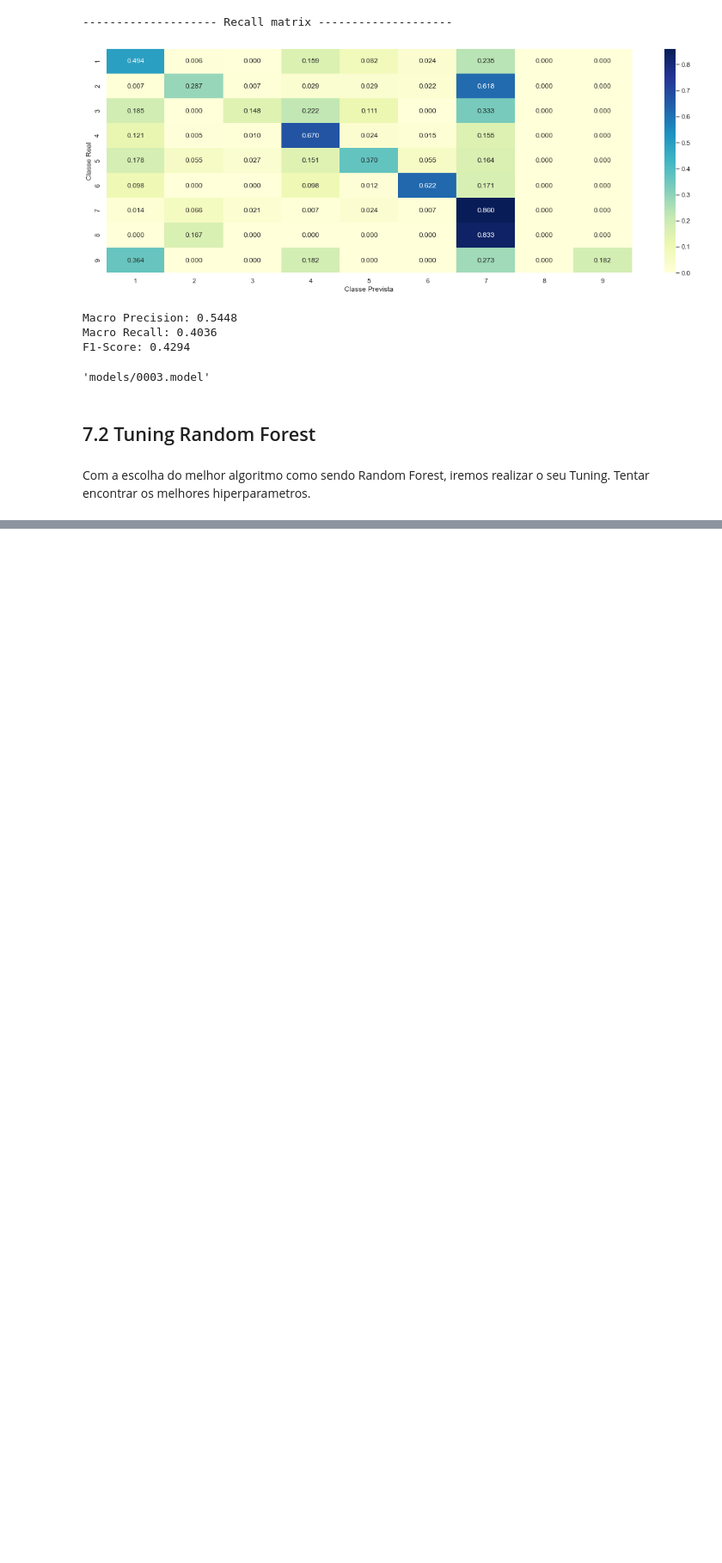
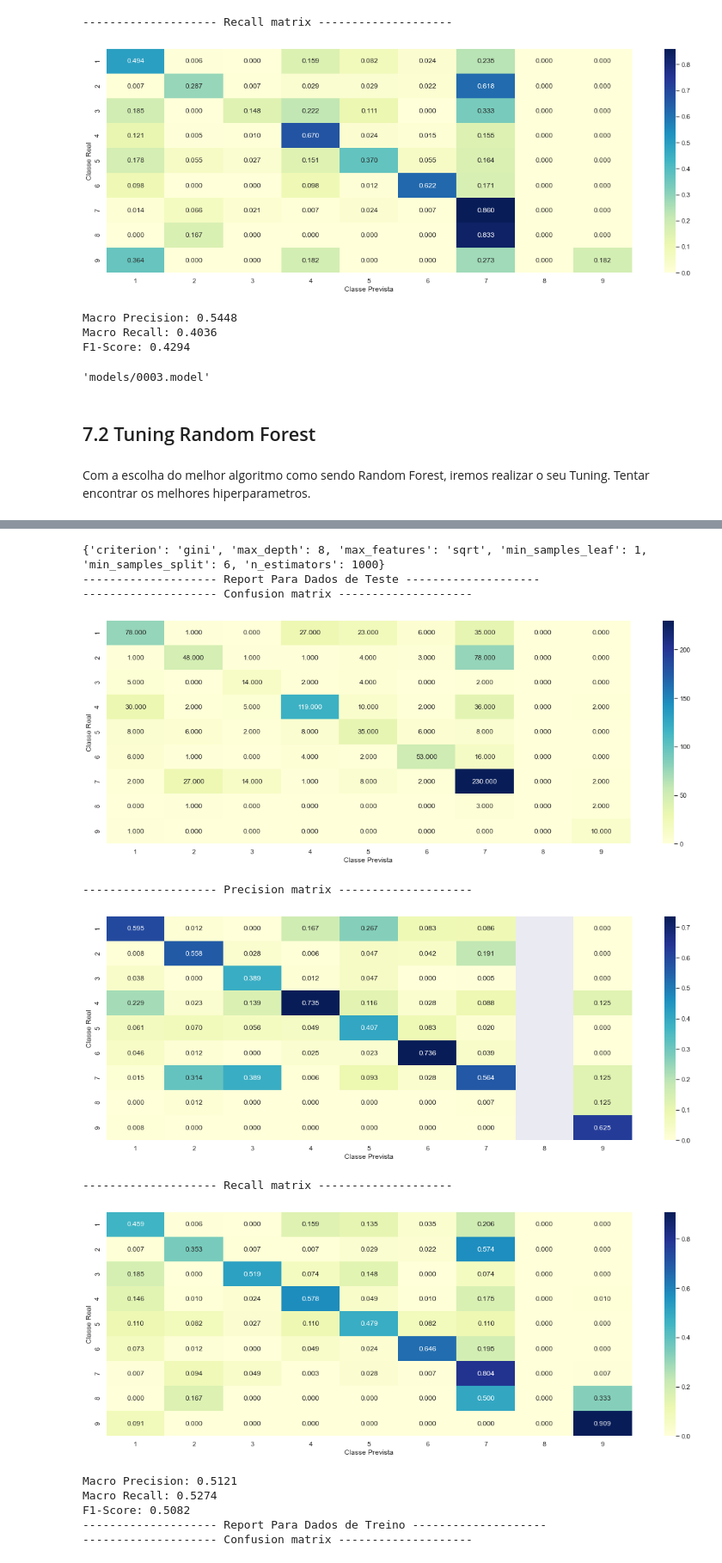
Before and after one commit to Herikc2/Medicina-Personalizada-Redefinindo-Tratamento-de-Cancer, a Jupyter notebook: Medicina_Personalizada.ipynb, the cells around one changed output, grey strips where cells are left out. Shown at 86% size. Cells and saved outputs as stored; diff of their text form; code cells hidden in the pictures; blank space fills up the shorter version.

```diff
--- a/Medicina_Personalizada.ipynb
+++ b/Medicina_Personalizada.ipynb
@@ -1029,0 +1135,29 @@ Wall time: 16.4 s
+# %%
+# Modelo v5
+params = {
+    'n_estimators': [500, 1000],
+    'criterion': ['gini'],
+    'max_depth': [6, 8, 10],
+    'min_samples_leaf': [1, 2, 3],
+    'min_samples_split': [4, 6, 8],
+    'max_features': ['sqrt', 'log2']
+}
+
+modelo = RandomForestClassifier(random_state = seed_, class_weight = 'balanced', n_jobs = 4)
+
+resultados = treina_GridSearchCV(modelo, params, X_train, y_train, X_test, y_test, cv = 3,\
+                    report_treino = True, salvar_resultados = True)
+# %% [output]
+{'criterion': 'gini', 'max_depth': 8, 'max_features': 'sqrt', 'min_samples_leaf': 1, 'min_samples_split': 6, 'n_estimators': 1000}
+-------------------- Report Para Dados de Teste --------------------
+-------------------- Confusion matrix --------------------
+[figure, added]
+-------------------- Precision matrix --------------------
+[figure, added]
+-------------------- Recall matrix --------------------
+[figure, added]
+Macro Precision: 0.5121
+Macro Recall: 0.5274
+F1-Score: 0.5082
+-------------------- Report Para Dados de Treino --------------------
+-------------------- Confusion matrix --------------------
```
Also changed, not shown: parts of 17 cells of this notebook, 27 other files.
